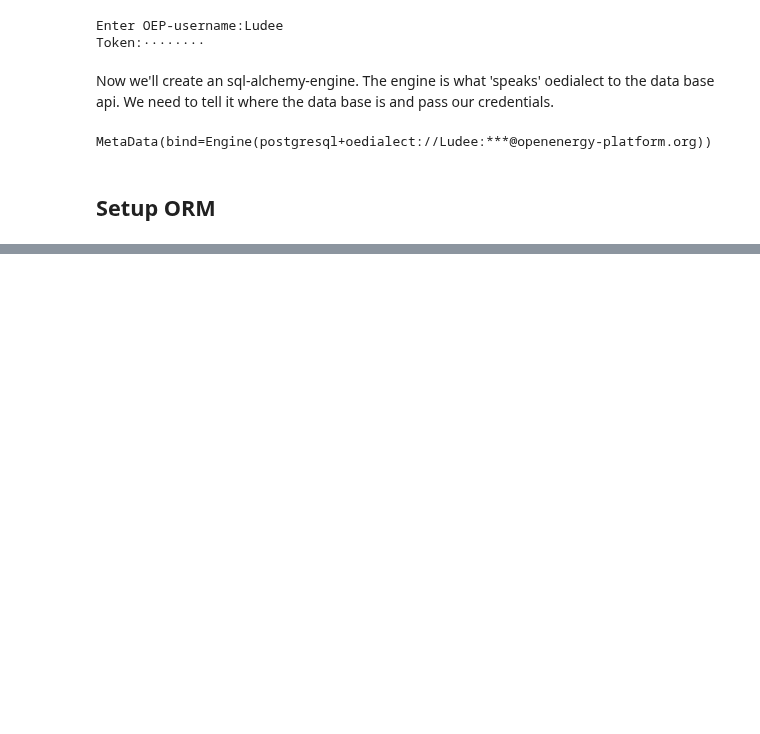
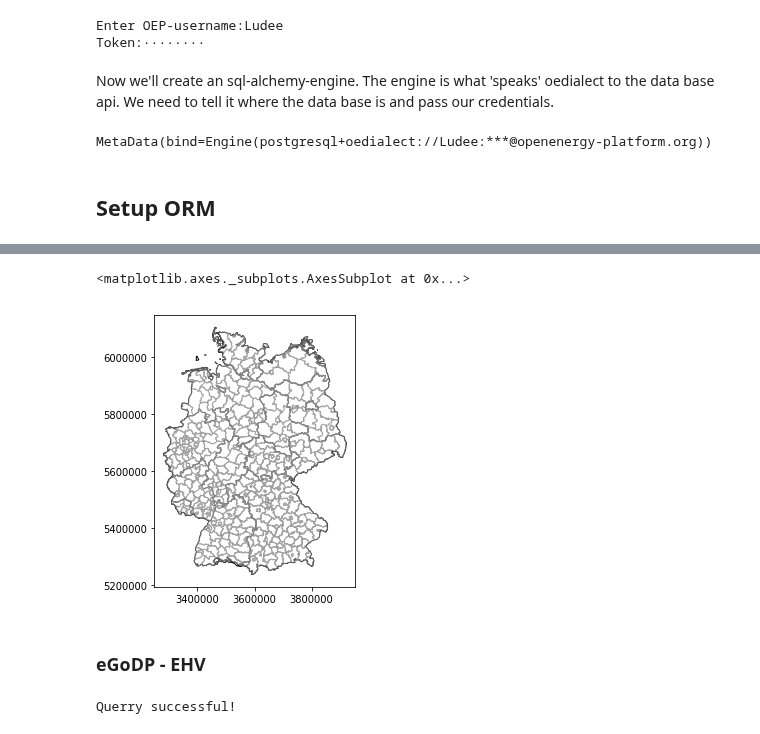
Before and after one commit to OpenEnergyPlatform/academy, a Jupyter notebook: api/OEP-oedialect_eGoDP.ipynb, the cells around one changed output, grey strips where cells are left out. Saved outputs shown, nothing was run; the diff lists cells and outputs as text; code cells hidden in the pictures; blank space fills up the shorter version.

```diff
--- a/api/OEP-oedialect_eGoDP.ipynb
+++ b/api/OEP-oedialect_eGoDP.ipynb
@@ -73,0 +113,8 @@ Now  we can query our table to see if the data arrived.
+# %%
+ax = df_lan.plot(figsize=(5, 5), color='white', edgecolor='black')
+df_krs.plot(ax=ax, alpha=0.5, color='white', edgecolor='grey')
+# %% [output]
+<matplotlib.axes._subplots.AxesSubplot at 0x...>
+[figure, added]
+# %% [markdown]
+### eGoDP - EHV
@@ -73,0 +124,16 @@ Now  we can query our table to see if the data arrived.
+# %%
+Session = sessionmaker(bind=engine)
+session = Session()
+try:
+    df_ehvsub = saio.as_pandas(session.query(eGoEHVSub), geometry='point')
+    df_ehvgd = saio.as_pandas(session.query(eGoEHVGD))
+    session.commit()
+    print('Querry successful!')
+except Exception as e:
+    session.rollback()
+    raise
+    print('Querry incomplete!')
+finally:
+    session.close()
+# %% [output]
+Querry successful!
```
Also changed, not shown: parts of 34 cells of this notebook.
